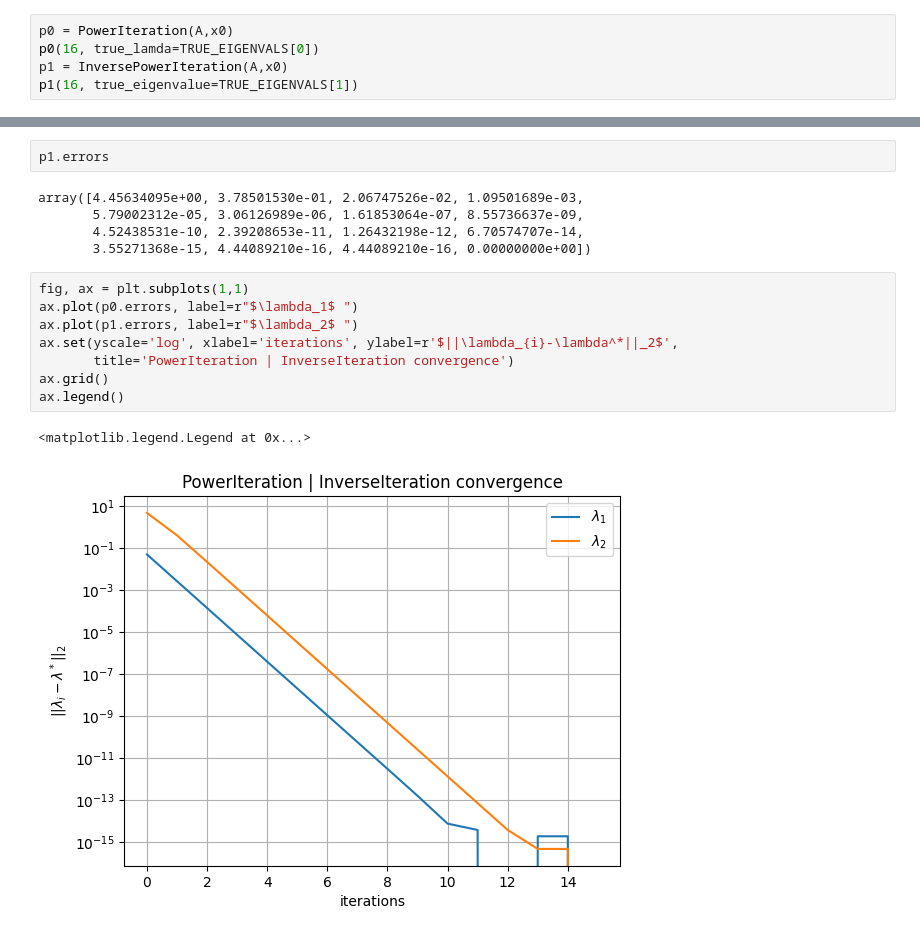
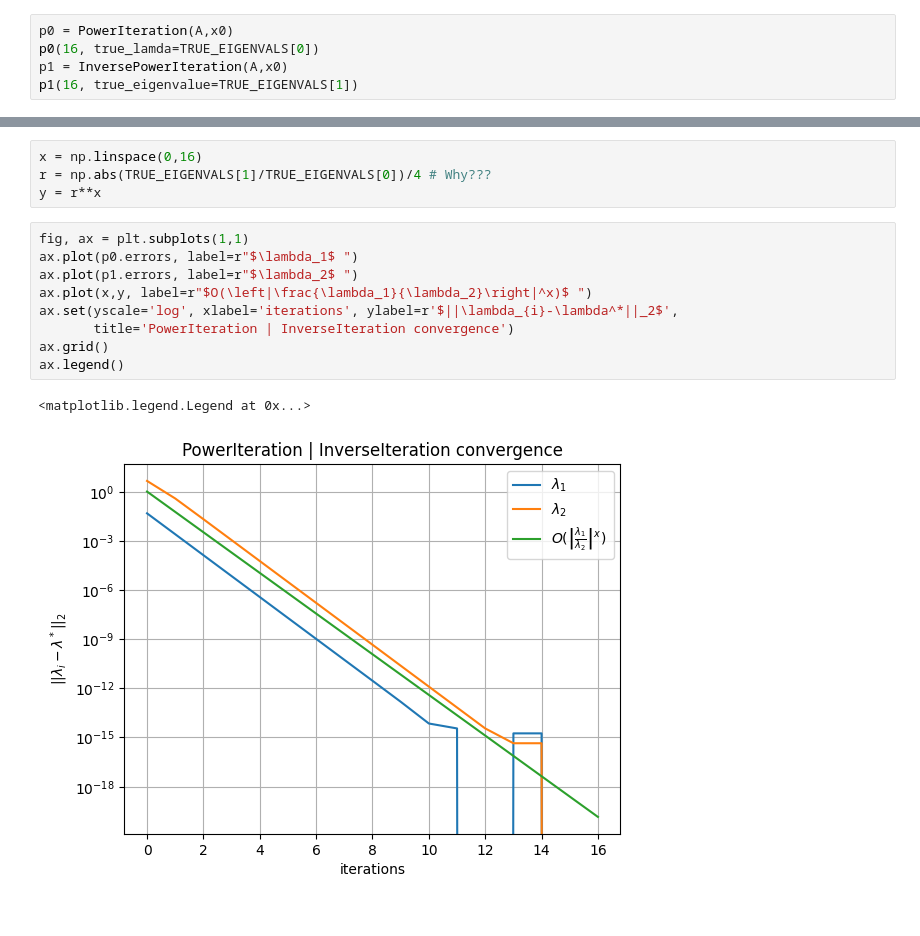
Before and after one commit to eser-chr/Numerical_Computation, a Jupyter notebook: 10.3.ipynb, the cells around one changed output, grey strips where cells are left out. Drawn from its saved outputs; the diff is of its cells as text.

```diff
--- a/10.3.ipynb
+++ b/10.3.ipynb
@@ -224,18 +190,16 @@ array([4.69585517e-02, 2.49267105e-03, 1.31818352e-04, 6.96947267e-06,
-# %%
-p1.errors
-# %% [output]
-array([4.45634095e+00, 3.78501530e-01, 2.06747526e-02, 1.09501689e-03,
-       5.79002312e-05, 3.06126989e-06, 1.61853064e-07, 8.55736637e-09,
-       4.52438531e-10, 2.39208653e-11, 1.26432198e-12, 6.70574707e-14,
-       3.55271368e-15, 4.44089210e-16, 4.44089210e-16, 0.00000000e+00])
+# %%
+x = np.linspace(0,16)
+r = np.abs(TRUE_EIGENVALS[1]/TRUE_EIGENVALS[0])/4 # Why???
+y = r**x
 # %%
 fig, ax = plt.subplots(1,1)
 ax.plot(p0.errors, label=r"$\lambda_1$ ")
 ax.plot(p1.errors, label=r"$\lambda_2$ ")
+ax.plot(x,y, label=r"$O(\left|\frac{\lambda_1}{\lambda_2}\right|^x)$ ")
 ax.set(yscale='log', xlabel='iterations', ylabel=r'$||\lambda_{i}-\lambda^*||_2$',
        title='PowerIteration | InverseIteration convergence')
 ax.grid()
 ax.legend()
 # %% [output]
 <matplotlib.legend.Legend at 0x...>
-[figure, old version]
+[figure, new version]
```
Also changed, not shown: parts of 2 cells of this notebook, 4 other files.
